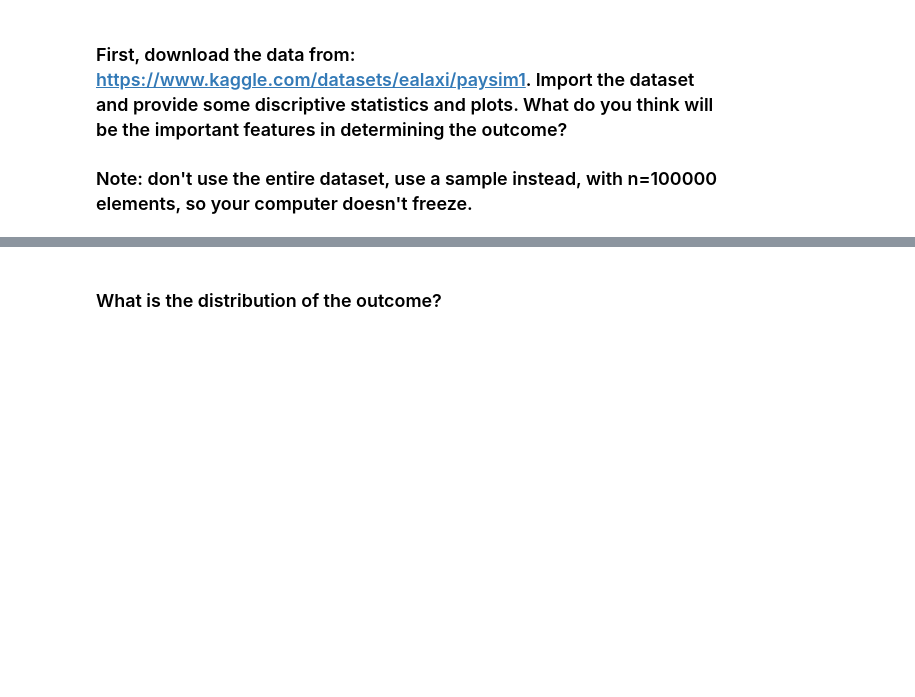
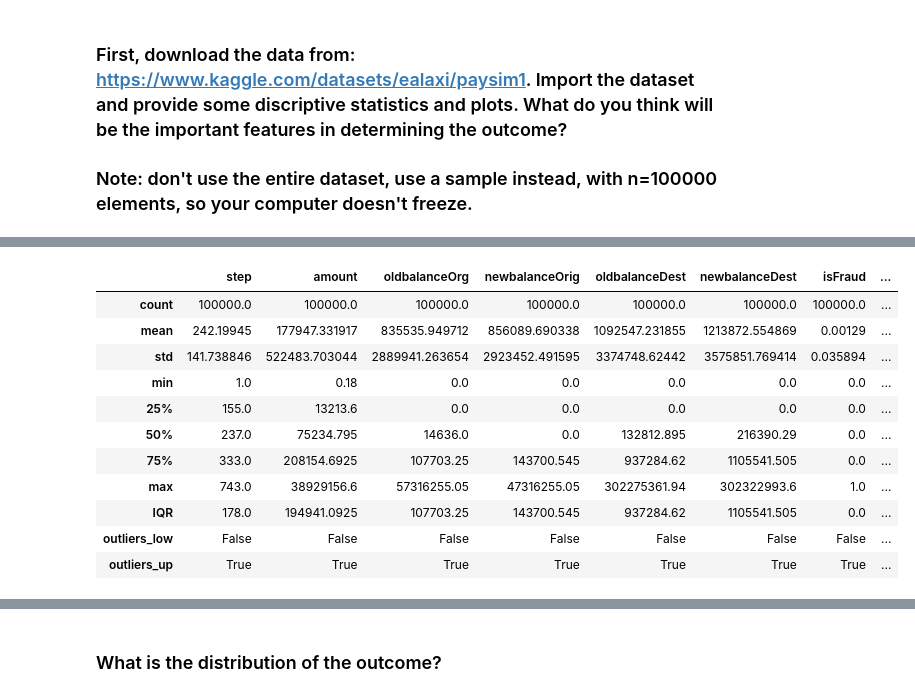
Before and after one commit to ta-data-lis/lab-imbalance, a Jupyter notebook: your-code/lab_imbalance.ipynb, the cells around one changed output, grey strips where cells are left out. Cells and saved outputs as stored; diff of their text form; code cells hidden in the pictures; blank space fills up the shorter version.

```diff
--- a/your-code/lab_imbalance.ipynb
+++ b/your-code/lab_imbalance.ipynb
@@ -13,0 +63,23 @@ Like we disussed in class, when we have noisy data, if we are not careful, we ca
+# %%
+#finance_sample.describe()
+
+stats = finance_sample.describe().transpose()
+stats['IQR'] = stats['75%'] - stats['25%']
+stats['outliers_low'] = (stats['25%'] - 1.5*stats['IQR'])>stats['min']
+stats['outliers_up'] = (stats['75%'] + 1.5*stats['IQR'])<stats['max']
+stats.transpose()
+## Statistics show that a lot of the columns have mostly lower values and outliers on the upper end.
+## This might mean that scaling is very important (depending on the algorithm).
+# %% [output]
+|  | step | amount | oldbalanceOrg | newbalanceOrig | oldbalanceDest | newbalanceDest | isFraud | ... |
+| count | 100000.0 | 100000.0 | 100000.0 | 100000.0 | 100000.0 | 100000.0 | 100000.0 | ... |
+| mean | 242.19945 | 177947.331917 | 835535.949712 | 856089.690338 | 1092547.231855 | 1213872.554869 | 0.00129 | ... |
+| std | 141.738846 | 522483.703044 | 2889941.263654 | 2923452.491595 | 3374748.62442 | 3575851.769414 | 0.035894 | ... |
+| min | 1.0 | 0.18 | 0.0 | 0.0 | 0.0 | 0.0 | 0.0 | ... |
+| 25% | 155.0 | 13213.6 | 0.0 | 0.0 | 0.0 | 0.0 | 0.0 | ... |
+| 50% | 237.0 | 75234.795 | 14636.0 | 0.0 | 132812.895 | 216390.29 | 0.0 | ... |
+| 75% | 333.0 | 208154.6925 | 107703.25 | 143700.545 | 937284.62 | 1105541.505 | 0.0 | ... |
+| max | 743.0 | 38929156.6 | 57316255.05 | 47316255.05 | 302275361.94 | 302322993.6 | 1.0 | ... |
+| IQR | 178.0 | 194941.0925 | 107703.25 | 143700.545 | 937284.62 | 1105541.505 | 0.0 | ... |
+| outliers_low | False | False | False | False | False | False | False | ... |
+| outliers_up | True | True | True | True | True | True | True | ... |
```
Also changed, not shown: parts of 41 cells of this notebook.
